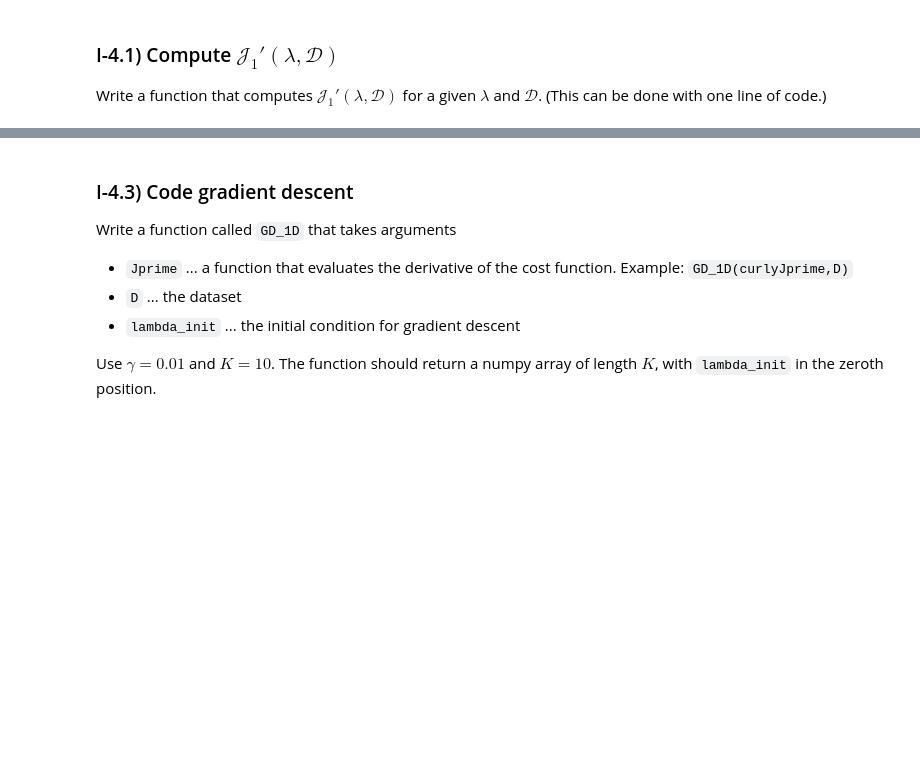
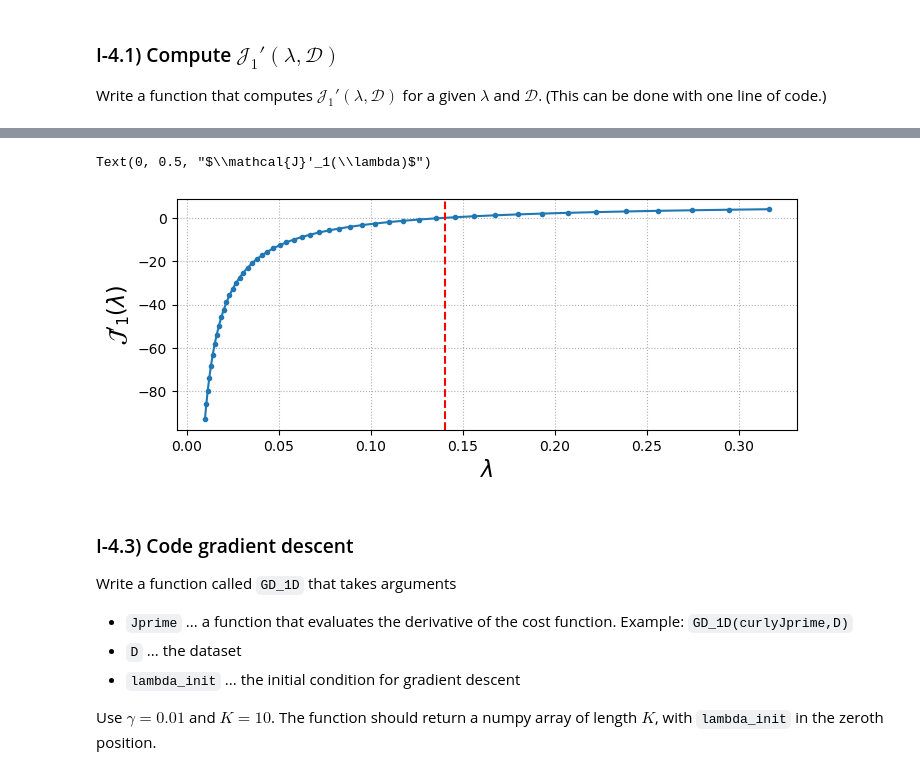
Before and after one commit to rajeev-t/stats-n-ds-4engineers, a Jupyter notebook: lab02/lab2.ipynb, the cells around one changed output, grey strips where cells are left out. Drawn from its saved outputs; the diff is of its cells as text; code cells hidden in the pictures; blank space fills up the shorter version.

```diff
--- a/lab02/lab2.ipynb
+++ b/lab02/lab2.ipynb
@@ -257,6 +276,6 @@ We will need a function that computes the gradient of $\mathcal{J}_1$.
 Write a function that computes $\mathcal{J}_1'(\lambda,\mathcal{D})$ for a given $\lambda$ and $\mathcal{D}$. (This can be done with one line of code.)
 # %%
 def curlyJ1prime(lmbda,D):
-    return ...  # TODO
+    return (-1/lmbda) + np.mean(D)
 # %%
 grader.check("I_4_1")
@@ -269,15 +290,20 @@ Your plot should look like this:
 
 <img src="resources/jprime.png" />
 # %%
+D = draw_50_samples_from_I()
+
 lmbdas = np.logspace(-2,-0.5)
-J1ps = ...  # TODO
+J1ps = curlyJ1prime(lmbdas, D)
 fig = plt.figure(figsize=(8,3))
 ax = plt.subplot()
-ax.plot(...,...,'.-')  # TODO
-ax.axvline(...,color='r',linestyle='--')  # TODO
+ax.plot(lmbdas, J1ps,'.-')
+ax.axvline(eval_lambda_star(D), color='r', linestyle='--')
 ax.grid(linestyle=':')
 ax.set_xlabel('$\\lambda$',fontsize=16)
 ax.set_ylabel("$\\mathcal{J}'_1(\\lambda)$",fontsize=16)
+# %% [output]
+Text(0, 0.5, "$\\mathcal{J}'_1(\\lambda)$")
+[figure, added]
 # %% [markdown]
 ### I-4.3) Code gradient descent
 
```
Also changed, not shown: parts of 37 cells of this notebook, 2 other files.
